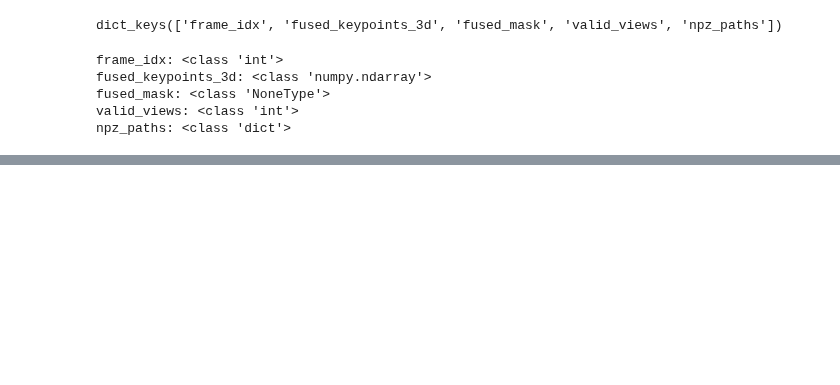
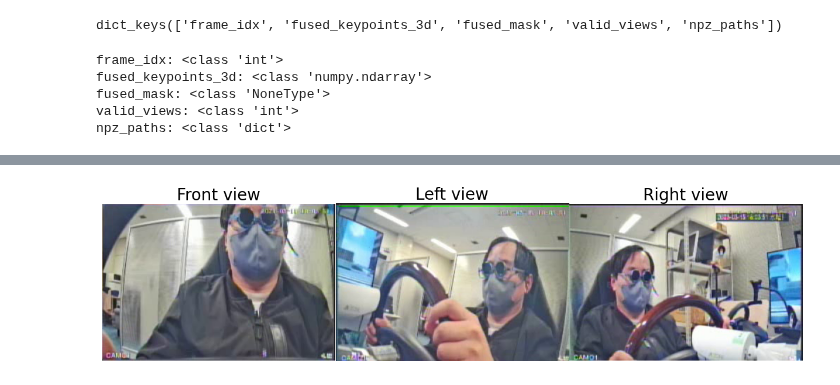
Before and after one commit to ChenKaiXuSan/Drive_CHM3D_PyTorch, a Jupyter notebook: analysis/show_different_view.ipynb, the cells around one changed output, grey strips where cells are left out. Cells and saved outputs as stored; diff of their text form; code cells hidden in the pictures; blank space fills up the shorter version.

```diff
--- a/analysis/show_different_view.ipynb
+++ b/analysis/show_different_view.ipynb
@@ -4,8 +4,9 @@ from pathlib import Path
 import re
 import numpy as np
 
-PERSON_ID = '20'
+PERSON_ID = '21'
 ENV_NAME = '夜多い'
+ENV_NAME = '昼多い'
 FRAME_IDX = 1000
 
 HEAD3D_ROOT = Path('/workspace/data/head3d_fuse_results')
@@ -435,0 +349,79 @@ Frame color order: RGB
+# %%
+from pathlib import Path
+import numpy as np
+import matplotlib.pyplot as plt
+
+# 复用前面单元中的上下文变量
+_local_sample = globals().get('sample', {})
+_local_frame_idx = int(globals().get('frame_idx', globals().get('FRAME_IDX', -1)))
+_local_person_id = str(globals().get('PERSON_ID', '01'))
+_local_env_name = str(globals().get('ENV_NAME', '夜多い'))
+_local_sam3d_root = Path(globals().get('SAM3D_ROOT', '/workspace/data/sam3d_body_results_right_full'))
+_local_color_order = str(globals().get('FRAME_COLOR_ORDER', 'RGB')).upper()
+
+# 优先使用融合文件里记录的 npz_paths；若不存在则按规则推断
+npz_paths = {}
+if isinstance(_local_sample, dict):
+    npz_paths = _local_sample.get('npz_paths', {}) or {}
+
+if not npz_paths:
+    npz_paths = {
+        view: _local_sam3d_root / _local_person_id / _local_env_name / view / f'{_local_frame_idx:06d}_sam3d_body.npz'
+        for view in ['front', 'left', 'right']
+    }
+
+
+def _load_frame_from_npz(npz_path: Path):
+    if not npz_path.exists():
+        return None
+    with np.load(npz_path, allow_pickle=True) as z:
+        if 'frame' in z.files:
+            return z['frame']
+        if 'output' in z.files:
+            out = z['output'].item()
+            if isinstance(out, dict):
+                return out.get('frame', None)
+    return None
+
+
+views = ['front', 'left', 'right']
+frames = {view: _load_frame_from_npz(Path(npz_paths[view])) for view in views if view in npz_paths}
+
+direction_labels = {
+    'front': 'Front view',
+    'left': 'Left view',
+    'right': 'Right view',
+}
+
+print(f'frame_idx: {_local_frame_idx}')
+for view in views:
+    p = Path(npz_paths[view]) if view in npz_paths else None
+    f = frames.get(view)
+    print(f'{view:>5}: path={p} | exists={p.exists() if p else False} | frame_shape={None if f is None else f.shape}')
+
+# 一张图内显示三个视角，尽量紧凑
+fig, axes = plt.subplots(1, 3, figsize=(12, 4))
+fig.subplots_adjust(left=0.01, right=0.99, bottom=0.02, top=0.88, wspace=0.03)
+
+for i, view in enumerate(views):
+    ax = axes[i]
+    frame_img = frames.get(view)
+
+    if frame_img is None:
+        ax.text(0.5, 0.5, 'No frame', ha='center', va='center', fontsize=13)
+    else:
+        if frame_img.ndim == 3 and frame_img.shape[-1] == 3:
+            if _local_color_order == 'BGR':
+                ax.imshow(frame_img[..., ::-1])
+            else:
+                ax.imshow(frame_img)
+        else:
+            ax.imshow(frame_img, cmap='gray')
+
+    ax.set_title(direction_labels.get(view, view), fontsize=20, pad=2)
+    ax.axis('off')
+
+plt.tight_layout(pad=0.1)
+plt.show()
+plt.close(fig)
+# %% [output]
@@ -435,0 +432 @@ Frame color order: RGB
+[figure, added]
```
Also changed, not shown: parts of 5 cells of this notebook.
